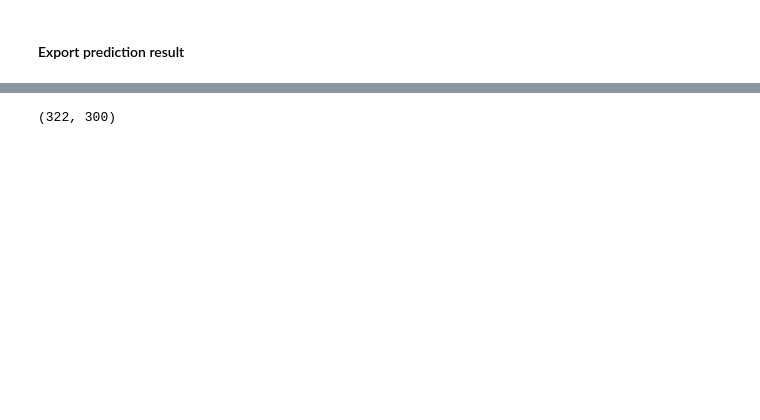
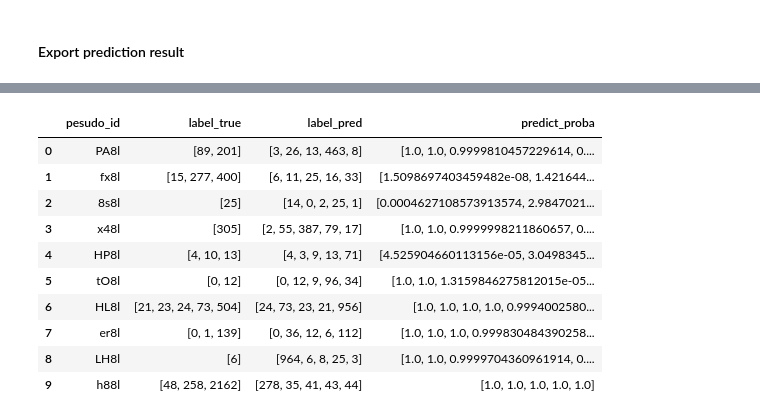
Before and after one commit to erikanfox/YouTube-8m-Classification, a Jupyter notebook: video_logistic.ipynb, the cells around one changed output, grey strips where cells are left out. Drawn from its saved outputs; the diff is of its cells as text; code cells hidden in the pictures; blank space fills up the shorter version.

```diff
--- a/video_logistic.ipynb
+++ b/video_logistic.ipynb
@@ -17,13 +17,13 @@ frames_val = get_records(val_dir,"validate")
 frames_test = get_records(test_dir,"validate") # we reserve one validation frame record for test
 
 n_labels = 1000
-feat_rgb,feat_audio,feat_puesdoid,feat_labels = read_records(frames_train)
+feat_rgb,feat_audio,feat_pseudoid,feat_labels = read_records(frames_train)
 X_rgb_train, X_audio_train,y_train = preprocess_for_logistic(feat_rgb,feat_audio,feat_labels,n_labels)
 
-feat_rgb_val,feat_audio_val,feat_puesdoid_val,feat_labels_val = read_records(frames_val)
+feat_rgb_val,feat_audio_val,feat_pseudoid_val,feat_labels_val = read_records(frames_val)
 X_rgb_val, X_audio_val,y_val = preprocess_for_logistic(feat_rgb_val,feat_audio_val,feat_labels_val,n_labels)
 
-feat_rgb_test,feat_audio_test,feat_puesdoid_test,feat_labels_test = read_records(frames_test)
+feat_rgb_test,feat_audio_test,feat_pseudoid_test,feat_labels_test = read_records(frames_test)
 X_rgb_test, X_audio_test,y_test = preprocess_for_logistic(feat_rgb_test,feat_audio_test,feat_labels_test,n_labels)
 # %% [output]
 2022-04-09 23:37:45.837740: I tensorflow/core/platform/cpu_feature_guard.cc:151] This TensorFlow binary is optimized with oneAPI Deep Neural Network Library (oneDNN) to use the following CPU instructi ...
@@ -126,7 +151,17 @@ pred_df_raw = pd.DataFrame({})
 # %%
-pred_df = make_top_n_pred_df(feat_puesdoid_test,y_predproba_test,feat_labels_test,top_n_pred =5,get_names=False)
-#pred_df.to_pickle('logistic_video_rgb.pkl')
+pred_df = make_top_n_pred_df(feat_pseudoid_test,y_predproba_test,feat_labels_test,top_n_pred =5,get_names=False)
+pred_df.to_pickle('logistic_video_rgb.pkl')
 pred_df.head(10)
 # %% [output]
-(322, 300)
+|  | pesudo_id | label_true | label_pred | predict_proba |
+| 0 | PA8l | [89, 201] | [3, 26, 13, 463, 8] | [1.0, 1.0, 0.9999810457229614, 0.... |
+| 1 | fx8l | [15, 277, 400] | [6, 11, 25, 16, 33] | [1.5098697403459482e-08, 1.421644... |
+| 2 | 8s8l | [25] | [14, 0, 2, 25, 1] | [0.0004627108573913574, 2.9847021... |
+| 3 | x48l | [305] | [2, 55, 387, 79, 17] | [1.0, 1.0, 0.9999998211860657, 0.... |
+| 4 | HP8l | [4, 10, 13] | [4, 3, 9, 13, 71] | [4.525904660113156e-05, 3.0498345... |
+| 5 | tO8l | [0, 12] | [0, 12, 9, 96, 34] | [1.0, 1.0, 1.3159846275812015e-05... |
+| 6 | HL8l | [21, 23, 24, 73, 504] | [24, 73, 23, 21, 956] | [1.0, 1.0, 1.0, 1.0, 0.9994002580... |
+| 7 | er8l | [0, 1, 139] | [0, 36, 12, 6, 112] | [1.0, 1.0, 1.0, 0.999830484390258... |
+| 8 | LH8l | [6] | [964, 6, 8, 25, 3] | [1.0, 1.0, 0.9999704360961914, 0.... |
+| 9 | h88l | [48, 258, 2162] | [278, 35, 41, 43, 44] | [1.0, 1.0, 1.0, 1.0, 1.0] |
 # %%
```
Also changed, not shown: parts of 4 cells of this notebook.
